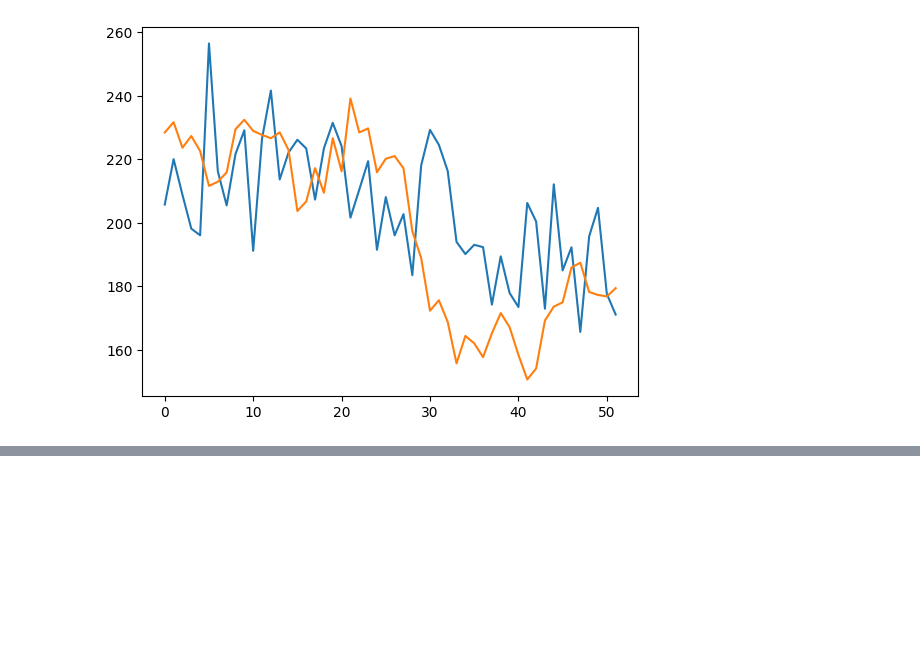
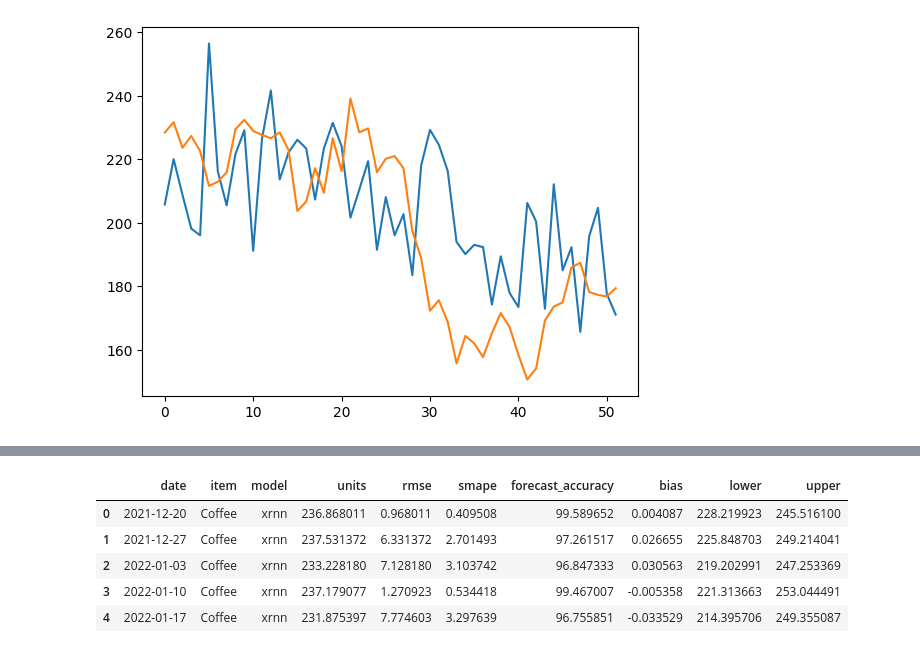
Before and after one commit to FranciscoSotoU/Time-Series-Library, a Jupyter notebook: exploration.ipynb, the cells around one changed output, grey strips where cells are left out. Saved outputs shown, nothing was run; the diff lists cells and outputs as text; code cells hidden in the pictures; blank space fills up the shorter version.

```diff
--- a/exploration.ipynb
+++ b/exploration.ipynb
@@ -7,5 +7,5 @@ home_path_results = "/home/francisco/Documents/Practica/Time-Series-Library-1/re
 # %%
-datasets_path = "/home/francisco/Documents/Practica/Time-Series-Library-1/dataset/pr/"
+datasets_path = "/Users/francisco/Documents/GitHub/Time-Series-Library/datasets/"
 # %%
 coffe_df  = pd.read_csv(datasets_path+ 'Coffee_500Exog.csv')
 coffe_results_df=  pd.read_csv(datasets_path+ 'Coffee_500Exog_results.csv')
@@ -57,0 +81,9 @@ ValueError: Must pass 2-d input. shape=(191, 1, 52)
+# %%
+coffe_results_df.head()
+# %% [output]
+|  | date | item | model | units | rmse | smape | forecast_accuracy | bias | lower | upper |
+| 0 | 2021-12-20 | Coffee | xrnn | 236.868011 | 0.968011 | 0.409508 | 99.589652 | 0.004087 | 228.219923 | 245.516100 |
+| 1 | 2021-12-27 | Coffee | xrnn | 237.531372 | 6.331372 | 2.701493 | 97.261517 | 0.026655 | 225.848703 | 249.214041 |
+| 2 | 2022-01-03 | Coffee | xrnn | 233.228180 | 7.128180 | 3.103742 | 96.847333 | 0.030563 | 219.202991 | 247.253369 |
+| 3 | 2022-01-10 | Coffee | xrnn | 237.179077 | 1.270923 | 0.534418 | 99.467007 | -0.005358 | 221.313663 | 253.044491 |
+| 4 | 2022-01-17 | Coffee | xrnn | 231.875397 | 7.774603 | 3.297639 | 96.755851 | -0.033529 | 214.395706 | 249.355087 |
```
Also changed, not shown: parts of 12 cells of this notebook, 5 other files.
